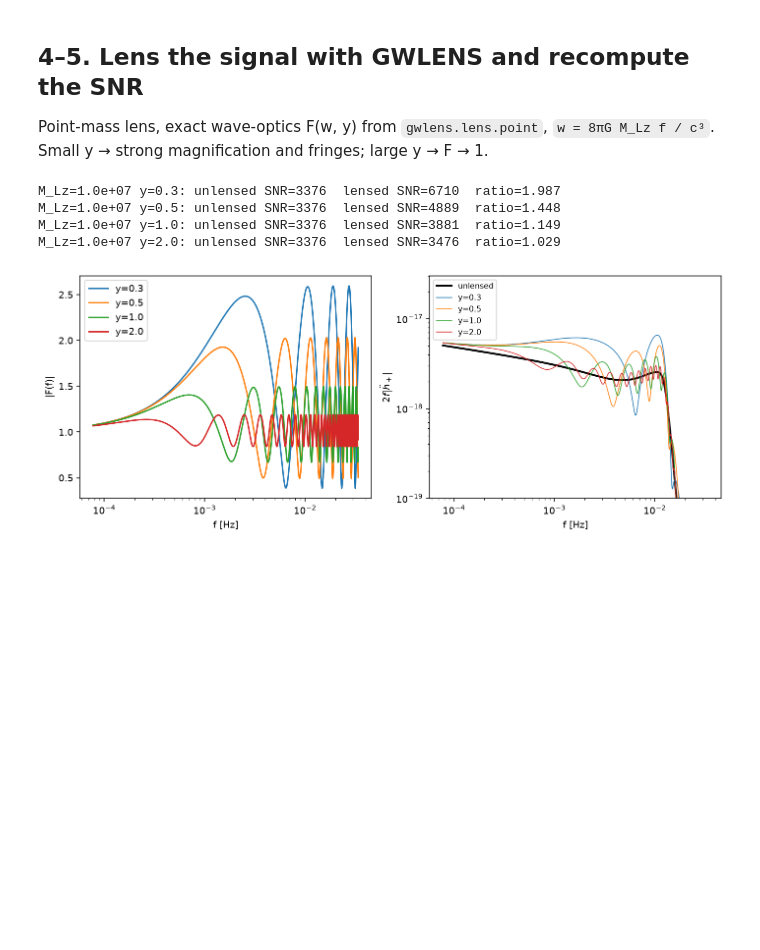
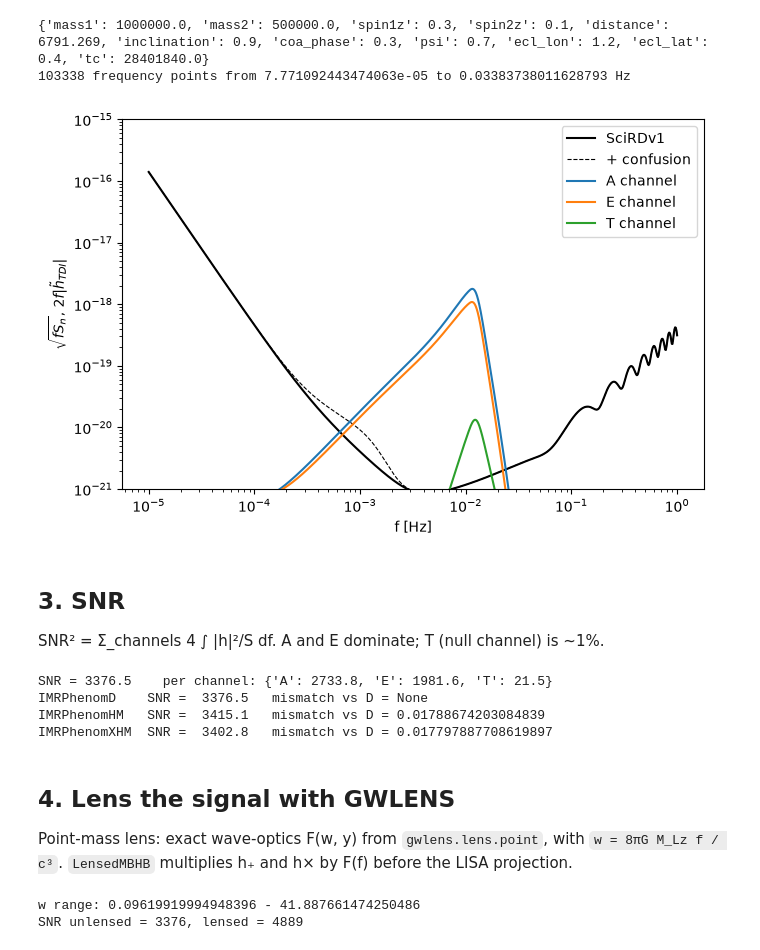
Before and after one commit to SSingh087/lisa-mbhb, a Jupyter notebook: Notebooks/lisa_mbhb_lensing.ipynb, the cells around one changed output. Cells and saved outputs as stored; diff of their text form; code cells hidden in the pictures; blank space fills up the shorter version.

Commit message:
Move steps into lisa_mbhb.workflow; notebook now shows the code and plots inline
(cherry picked from commit 9c720f891acc3877ff7456e9f0e10b33d9fce5b6)

```diff
--- a/Notebooks/lisa_mbhb_lensing.ipynb
+++ b/Notebooks/lisa_mbhb_lensing.ipynb
@@ -41,13 +41,47 @@ res = json.load(open(os.path.join(ROOT, 'figures/lisa_mbhb_01_results.json')))
+# %%
+params = demo.default_params(m1=5e5, m2=2.5e5, z=1.0)    # detector-frame dict
+print({k: (round(v, 3) if isinstance(v, float) else v) for k, v in params.items()})
+
+inj = I.make_injection(params, W.WaveformConfig(approximant='IMRPhenomD', tc_ref=params['tc']))
+f = inj.model.f
+print(len(f), 'frequency points from', f[0], 'to', f[-1], 'Hz')
+# %% [output]
+{'mass1': 1000000.0, 'mass2': 500000.0, 'spin1z': 0.3, 'spin2z': 0.1, 'distance': 6791.269, 'inclination': 0.9, 'coa_phase': 0.3, 'psi': 0.7, 'ecl_lon': 1.2, 'ecl_lat': 0.4, 'tc': 28401840.0}
+103338 frequency points from 7.771092443474063e-05 to 0.03383738011628793 Hz
+# %%
+fg = np.logspace(-5, 0, 800)
+fig, ax = plt.subplots(figsize=(7.5, 4.8))
+ax.loglog(fg, np.sqrt(fg * noise.sensitivity_curve(fg)), 'k', label='SciRDv1')
+ax.loglog(fg, np.sqrt(fg * noise.sensitivity_curve(fg, confusion=True)), 'k--', lw=.8, label='+ confusion')
+for ch in 'AET':
+    ax.loglog(f, 2 * f * np.abs(inj.signal[ch]), label=f'{ch} channel')
+ax.set_ylim(1e-21, 1e-15); ax.set_xlabel('f [Hz]'); ax.set_ylabel(r'$\sqrt{fS_n}$, $2f|\tilde h_{TDI}|$'); ax.legend()
+plt.show()
+# %% [output]
+[figure, added]
+# %% [markdown]
+## 3. SNR
+SNR² = Σ_channels 4 ∫ |h|²/S df. A and E dominate; T (null channel) is ~1%.
+# %%
+print('SNR =', round(inj.snr, 1), '   per channel:', {k: round(v, 1) for k, v in inj.snr_channels.items()})
+comp = workflow.compare_approximants(params, ['IMRPhenomD', 'IMRPhenomHM', 'IMRPhenomXHM'])
+for name, r in comp.items():
+    print(f"{name:13s} SNR = {r['snr']:7.1f}   mismatch vs D = {r['mismatch_vs_ref']}")
+# %% [output]
+SNR = 3376.5    per channel: {'A': 2733.8, 'E': 1981.6, 'T': 21.5}
+IMRPhenomD    SNR =  3376.5   mismatch vs D = None
+IMRPhenomHM   SNR =  3415.1   mismatch vs D = 0.01788674203084839
+IMRPhenomXHM  SNR =  3402.8   mismatch vs D = 0.017797887708619897
 # %% [markdown]
-## 4–5. Lens the signal with GWLENS and recompute the SNR
-Point-mass lens, exact wave-optics F(w, y) from `gwlens.lens.point`, `w = 8πG M_Lz f / c³`.
-Small y → strong magnification and fringes; large y → F → 1.
+## 4. Lens the signal with GWLENS
+Point-mass lens: exact wave-optics F(w, y) from `gwlens.lens.point`, with `w = 8πG M_Lz f / c³`.
+`LensedMBHB` multiplies h₊ and h× by F(f) before the LISA projection.
-# %%
-run('lisa_mbhb_02_lensed_snr.py', '--mass-lz', '1e7', '--y', '0.3', '0.5', '1.0', '2.0')
-display(Image(os.path.join(ROOT, 'figures/lisa_mbhb_02_lensed_snr.png')))
-# %% [output]
-M_Lz=1.0e+07 y=0.3: unlensed SNR=3376  lensed SNR=6710  ratio=1.987
-M_Lz=1.0e+07 y=0.5: unlensed SNR=3376  lensed SNR=4889  ratio=1.448
-M_Lz=1.0e+07 y=1.0: unlensed SNR=3376  lensed SNR=3881  ratio=1.149
-M_Lz=1.0e+07 y=2.0: unlensed SNR=3376  lensed SNR=3476  ratio=1.029
-[figure, removed]
+# %%
+lens = L.PointMassLens(mass_lz=1e7, y=0.5)
+sig = L.LensedMBHB(params, lens)
+F = sig.amplification()
+print('w range:', lens.w(sig.f[0]), '-', lens.w(sig.f[-1]))
+print('SNR unlensed = %.0f, lensed = %.0f' % (sig.snr(lensed=False), sig.snr()))
+# %% [output]
+w range: 0.09619919994948396 - 41.887661474250486
+SNR unlensed = 3376, lensed = 4889
```
Also changed, not shown: parts of 16 cells of this notebook, 6 other files.
